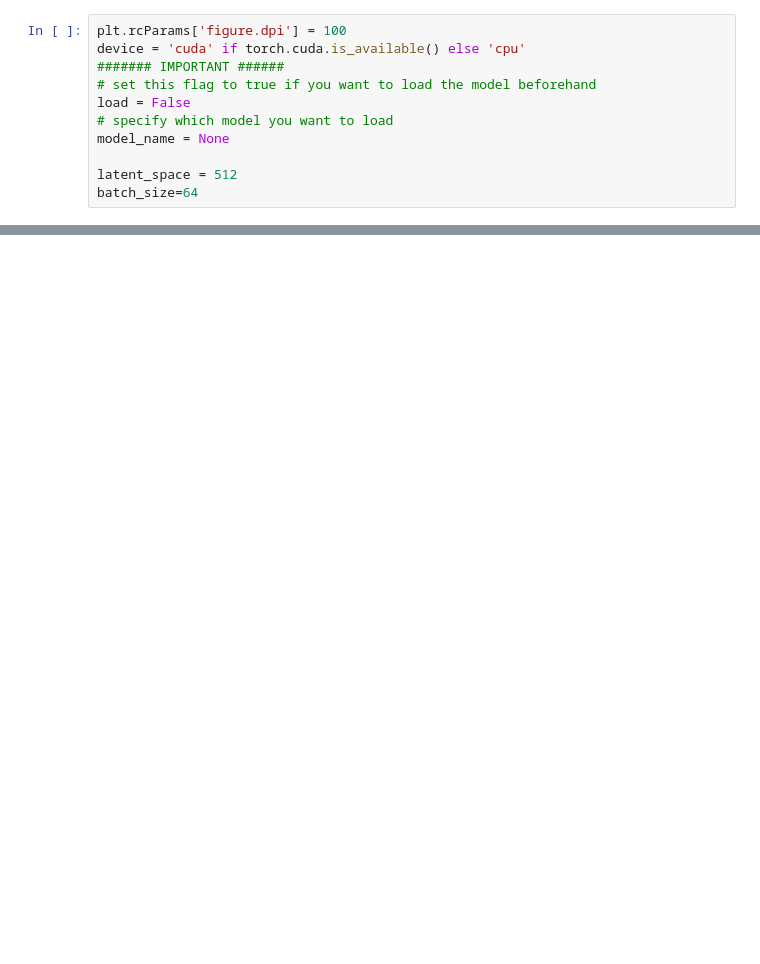
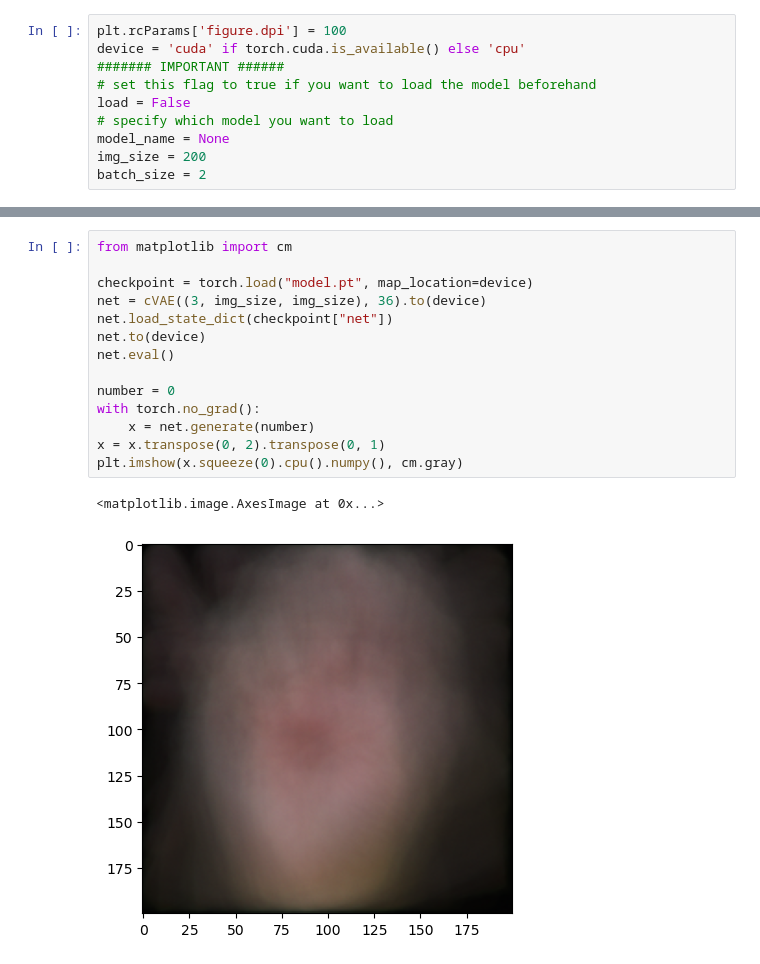
Before and after one commit to ConstantinovMihai/AmericanSignVAE, a Jupyter notebook: Notebook/main.ipynb, the cells around one changed output, grey strips where cells are left out. Cells and saved outputs as stored; diff of their text form; blank space fills up the shorter version.

```diff
--- a/Notebook/main.ipynb
+++ b/Notebook/main.ipynb
@@ -21,6 +19,5 @@ device = 'cuda' if torch.cuda.is_available() else 'cpu'
 load = False
 # specify which model you want to load
 model_name = None
-
-latent_space = 512
-batch_size=64
+img_size = 200
+batch_size = 2
@@ -80,0 +116,17 @@ plt.show()
+# %%
+from matplotlib import cm
+
+checkpoint = torch.load("model.pt", map_location=device)
+net = cVAE((3, img_size, img_size), 36).to(device)
+net.load_state_dict(checkpoint["net"])
+net.to(device)
+net.eval()
+
+number = 0
+with torch.no_grad():
+    x = net.generate(number)
+x = x.transpose(0, 2).transpose(0, 1)
+plt.imshow(x.squeeze(0).cpu().numpy(), cm.gray)
+# %% [output]
+<matplotlib.image.AxesImage at 0x...>
+[figure, added]
```
Also changed, not shown: parts of 10 cells of this notebook, 4 other files.
